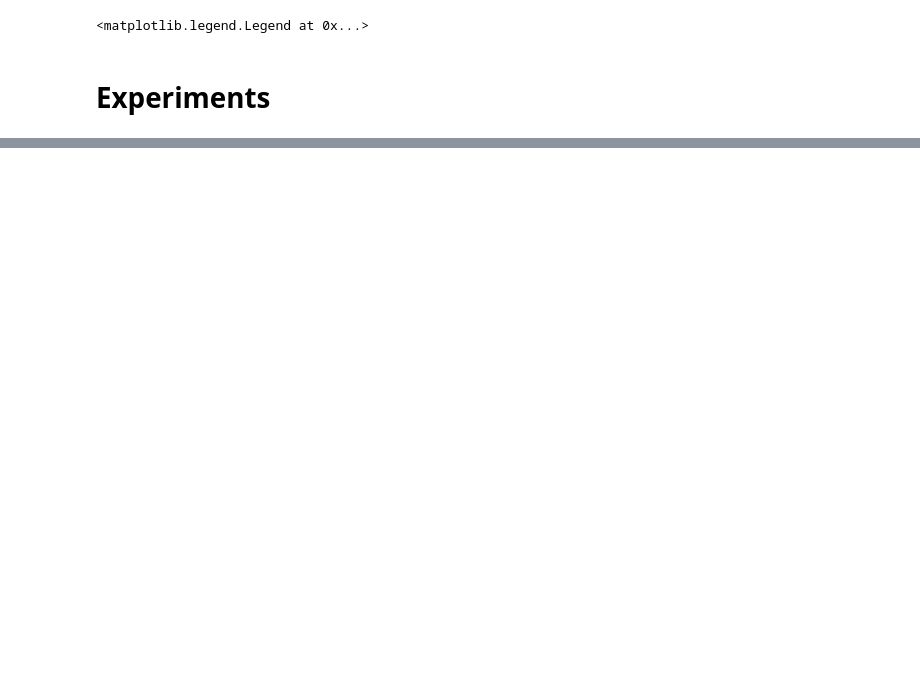
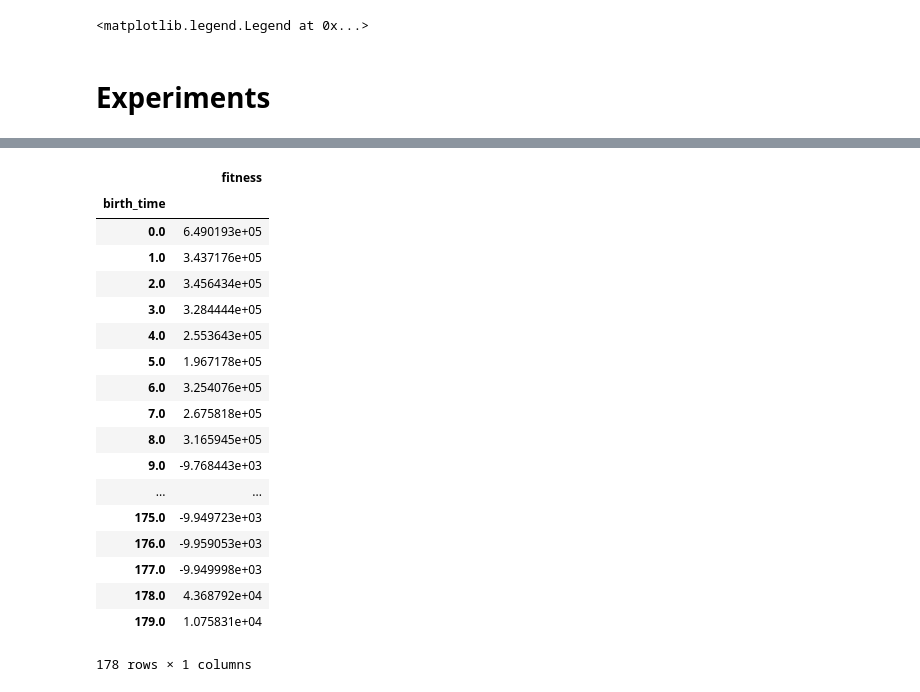
Before and after one commit to gustavo-moura/path-planning, a Jupyter notebook: History_Analysis.ipynb, the cells around one changed output, grey strips where cells are left out. Saved outputs shown, nothing was run; the diff lists cells and outputs as text; code cells hidden in the pictures; blank space fills up the shorter version.

```diff
--- a/History_Analysis.ipynb
+++ b/History_Analysis.ipynb
@@ -255,0 +294,32 @@ for i, path in enumerate(pathlist):
+# %%
+dic = {}
+grouped = df.groupby(df['birth_time'].apply(lambda x: round(x, 0))).mean()
+
+dic['fitness'] = grouped['fitness']
+# dic['fit_d'] = grouped['fit_d']
+# dic['fit_z_bonus'] = grouped['fit_z_bonus']
+
+dic = pd.DataFrame(dic)
+dic = dic.fillna(method='ffill')
+# %%
+dic
+# %% [output]
+|  | fitness |
+| birth_time |  |
+| 0.0 | 6.490193e+05 |
+| 1.0 | 3.437176e+05 |
+| 2.0 | 3.456434e+05 |
+| 3.0 | 3.284444e+05 |
+| 4.0 | 2.553643e+05 |
+| 5.0 | 1.967178e+05 |
+| 6.0 | 3.254076e+05 |
+| 7.0 | 2.675818e+05 |
+| 8.0 | 3.165945e+05 |
+| 9.0 | -9.768443e+03 |
+| ... | ... |
+| 175.0 | -9.949723e+03 |
+| 176.0 | -9.959053e+03 |
+| 177.0 | -9.949998e+03 |
+| 178.0 | 4.368792e+04 |
+| 179.0 | 1.075831e+04 |
+178 rows × 1 columns
```
Also changed, not shown: parts of 11 cells of this notebook, 1 other file.
